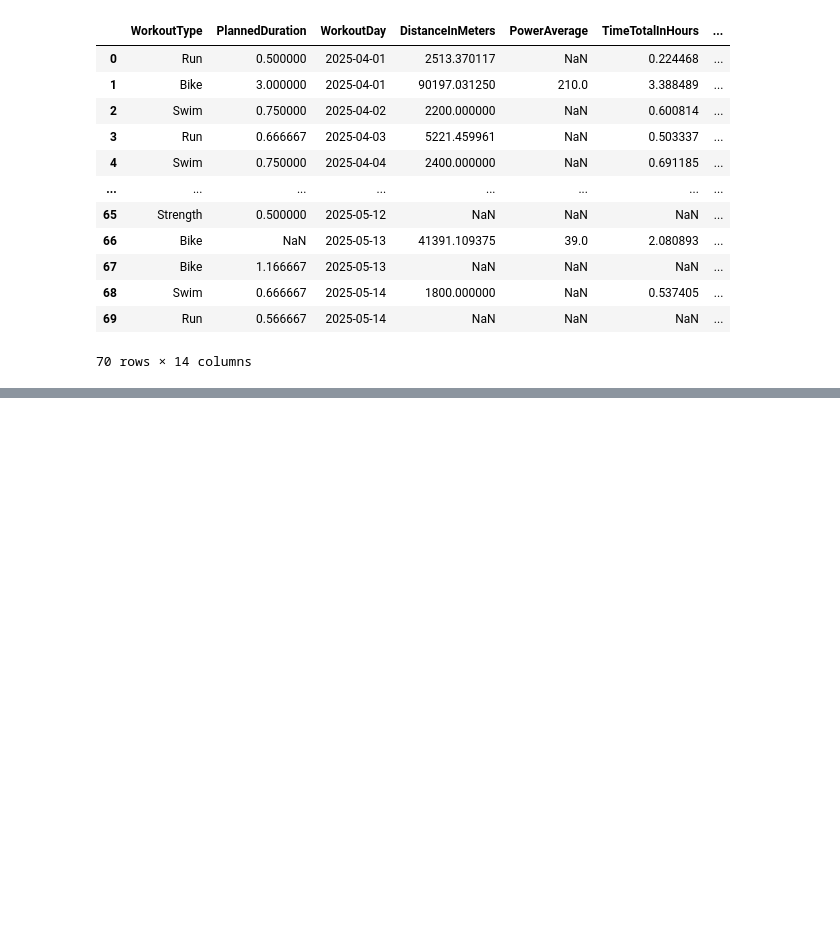
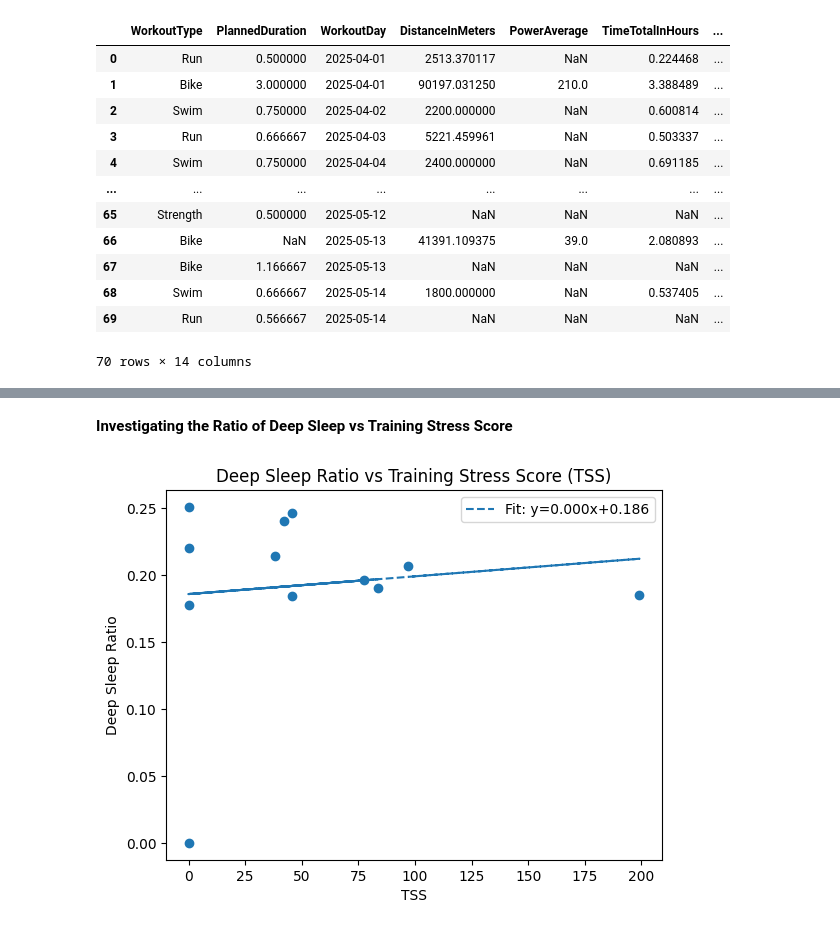
Before and after one commit to amoyeni/Garmin-EDA, a Jupyter notebook: Healthdata.ipynb, the cells around one changed output, grey strips where cells are left out. Saved outputs shown, nothing was run; the diff lists cells and outputs as text; code cells hidden in the pictures; blank space fills up the shorter version.

```diff
--- a/Healthdata.ipynb
+++ b/Healthdata.ipynb
@@ -131,0 +378,28 @@ display(df_changes)
+# %% [markdown]
+**Investigating the Ratio of Deep Sleep vs Training Stress Score**
+# %%
+
+df = merged.copy()
+#Deep Sleep Ratio
+df['DeepSleepRatio'] = (
+    df['Deep Sleep Duration'].dt.total_seconds()
+    / df['Sleep Duration'].dt.total_seconds()
+)
+
+df = df[['TSS', 'DeepSleepRatio']].dropna()
+
+
+fig, ax = plt.subplots()
+ax.scatter(df['TSS'], df['DeepSleepRatio'])
+
+m, b = np.polyfit(df['TSS'], df['DeepSleepRatio'], 1)
+ax.plot(df['TSS'], m * df['TSS'] + b, linestyle='--', label=f'Fit: y={m:.3f}x+{b:.3f}')
+
+ax.set_xlabel('TSS')
+ax.set_ylabel('Deep Sleep Ratio')
+ax.set_title('Deep Sleep Ratio vs Training Stress Score (TSS)')
+ax.legend()
+
+plt.show()
+# %% [output]
+[figure, added]
```
Also changed, not shown: parts of 24 cells of this notebook, 1 other file.
